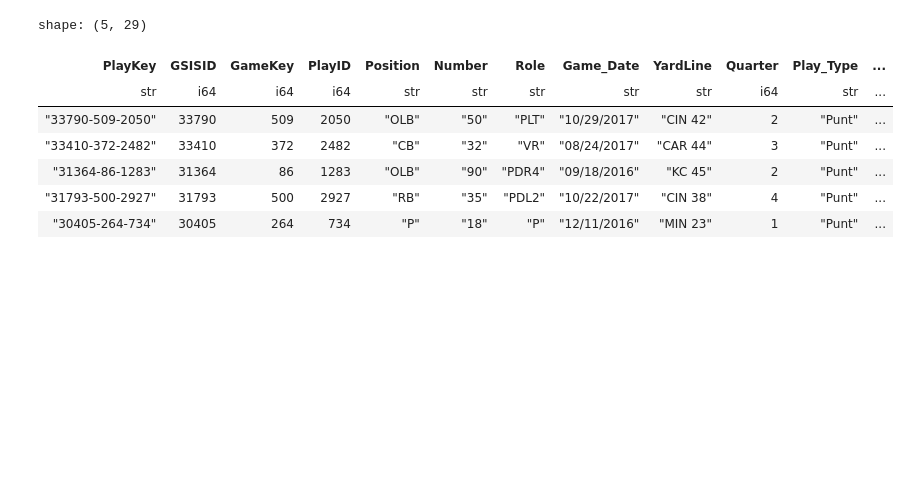
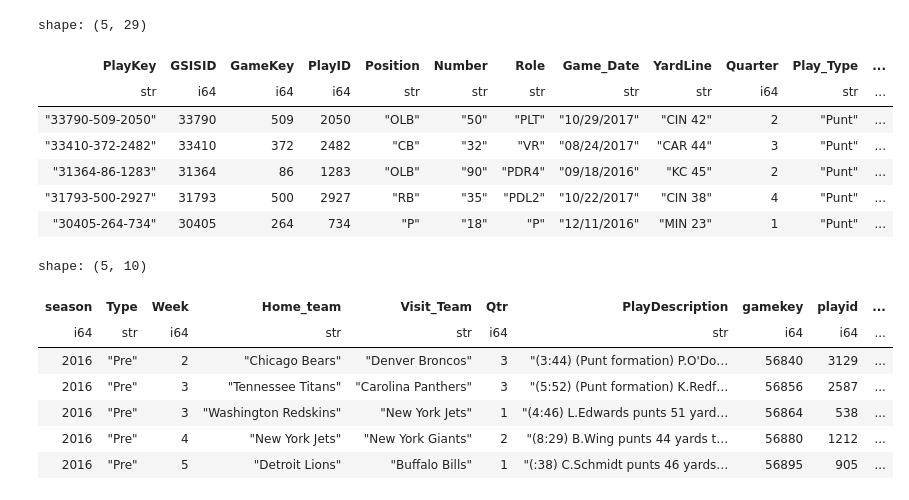
Before and after one commit to FreshOats/NFL_Data_Science, a Jupyter notebook: ET/ET_concussion.ipynb, the cells around one changed output. Saved outputs shown, nothing was run; the diff lists cells and outputs as text; code cells hidden in the pictures; blank space fills up the shorter version.

```diff
--- a/ET/ET_concussion.ipynb
+++ b/ET/ET_concussion.ipynb
@@ -548,3 +548,18 @@ shape: (5, 29)
 | "31364-86-1283" | 31364 | 86 | 1283 | "OLB" | "90" | "PDR4" | "09/18/2016" | "KC 45" | 2 | "Punt" | ... |
 | "31793-500-2927" | 31793 | 500 | 2927 | "RB" | "35" | "PDL2" | "10/22/2017" | "CIN 38" | 4 | "Punt" | ... |
 | "30405-264-734" | 30405 | 264 | 734 | "P" | "18" | "P" | "12/11/2016" | "MIN 23" | 1 | "Punt" | ... |
+# %%
+import polars as pl
+video = pl.read_csv("F:/Data/NFL-Punt-Analytics-Competition/video_footage-injury.csv")
+review = pl.read_csv("F:/Data/NFL-Punt-Analytics-Competition/video_review.csv")
+# %%
+video.head()
+# %% [output]
+shape: (5, 10)
+| season | Type | Week | Home_team | Visit_Team | Qtr | PlayDescription | gamekey | playid | ... |
+| i64 | str | i64 | str | str | i64 | str | i64 | i64 | ... |
+| 2016 | "Pre" | 2 | "Chicago Bears" | "Denver Broncos" | 3 | "(3:44) (Punt formation) P.O'Do… | 56840 | 3129 | ... |
+| 2016 | "Pre" | 3 | "Tennessee Titans" | "Carolina Panthers" | 3 | "(5:52) (Punt formation) K.Redf… | 56856 | 2587 | ... |
+| 2016 | "Pre" | 3 | "Washington Redskins" | "New York Jets" | 1 | "(4:46) L.Edwards punts 51 yard… | 56864 | 538 | ... |
+| 2016 | "Pre" | 4 | "New York Jets" | "New York Giants" | 2 | "(8:29) B.Wing punts 44 yards t… | 56880 | 1212 | ... |
+| 2016 | "Pre" | 5 | "Detroit Lions" | "Buffalo Bills" | 1 | "(:38) C.Schmidt punts 46 yards… | 56895 | 905 | ... |
```
Also changed, not shown: parts of 15 cells of this notebook, 25 other files.
